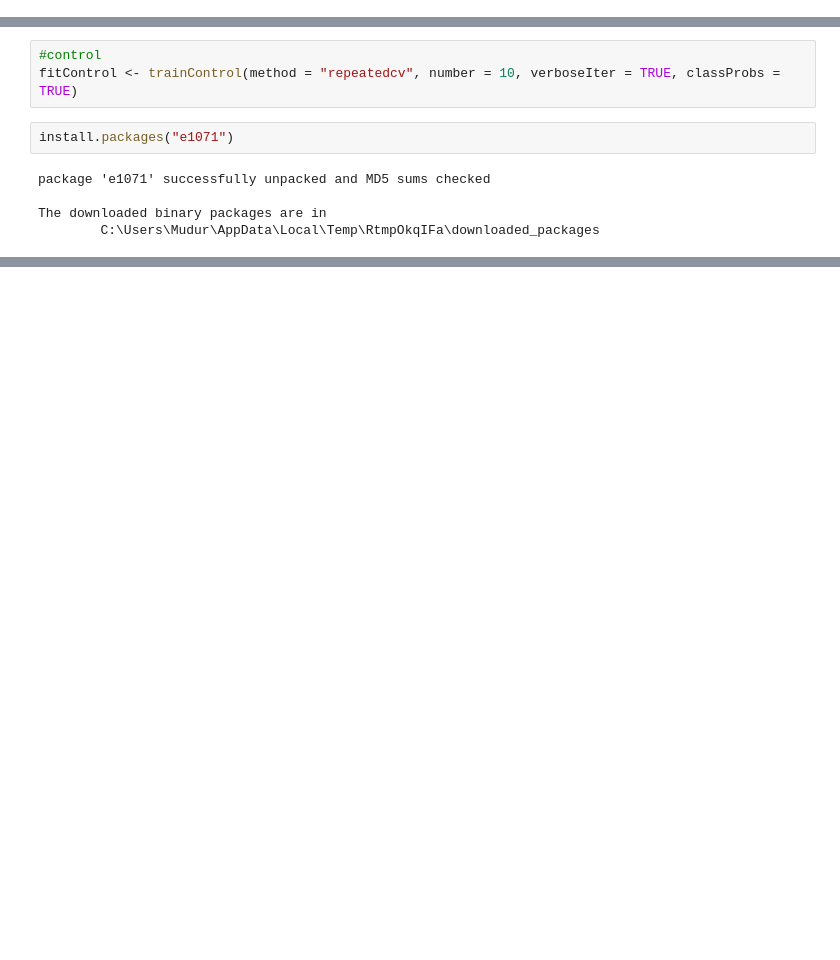
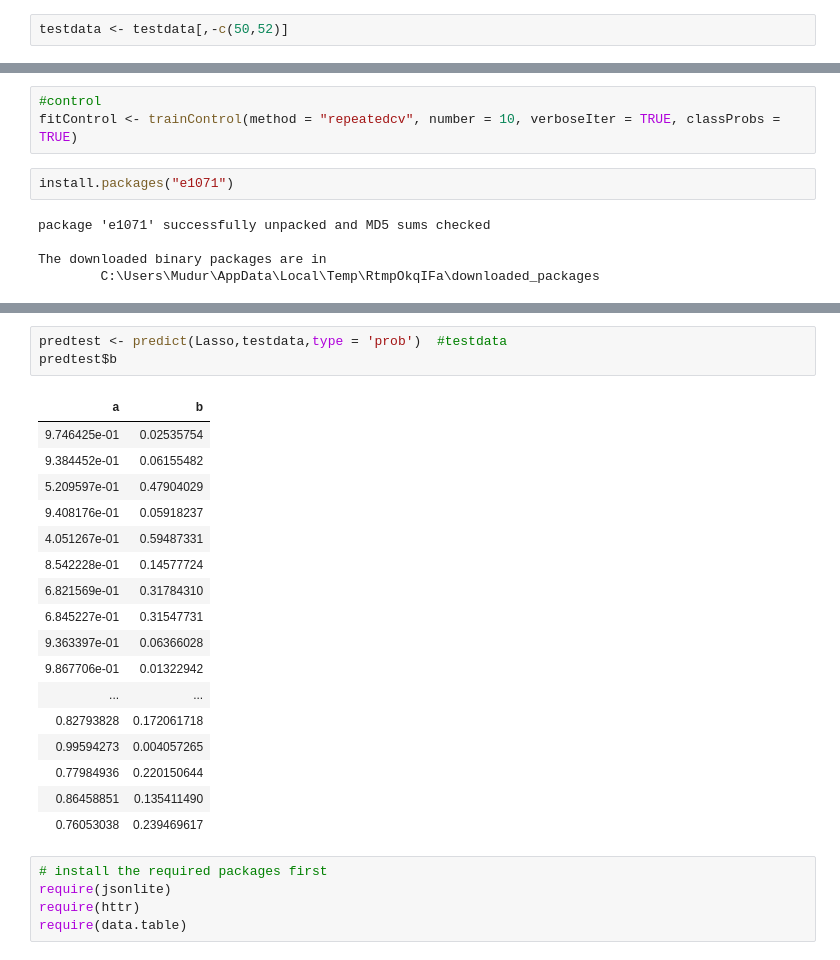
Before and after one commit to karaee/IE518Project, a Jupyter notebook: Project/Project1.ipynb, the cells around one changed output, grey strips where cells are left out. Drawn from its saved outputs; the diff is of its cells as text; blank space fills up the shorter version.

```diff
--- a/Project/Project1.ipynb
+++ b/Project/Project1.ipynb
@@ -144,3 +151,5 @@ NULL
 # %%
 #columns 50 and 52 are empty columns. also output is omitted. 49 and 59 da çıkarılabilir.
 traindata <- traindata[,-c(50,52)]
+# %%
+testdata <- testdata[,-c(50,52)]
@@ -195,0 +255,26 @@ The downloaded binary packages are in
+# %%
+predtest <- predict(Lasso,testdata,type = 'prob')  #testdata
+predtest$b
+# %% [output]
+| a | b |
+| 9.746425e-01 | 0.02535754 |
+| 9.384452e-01 | 0.06155482 |
+| 5.209597e-01 | 0.47904029 |
+| 9.408176e-01 | 0.05918237 |
+| 4.051267e-01 | 0.59487331 |
+| 8.542228e-01 | 0.14577724 |
+| 6.821569e-01 | 0.31784310 |
+| 6.845227e-01 | 0.31547731 |
+| 9.363397e-01 | 0.06366028 |
+| 9.867706e-01 | 0.01322942 |
+| ... | ... |
+| 0.82793828 | 0.172061718 |
+| 0.99594273 | 0.004057265 |
+| 0.77984936 | 0.220150644 |
+| 0.86458851 | 0.135411490 |
+| 0.76053038 | 0.239469617 |
+# %%
+# install the required packages first
+require(jsonlite)
+require(httr)
+require(data.table)
```
Also changed, not shown: parts of 41 cells of this notebook.
